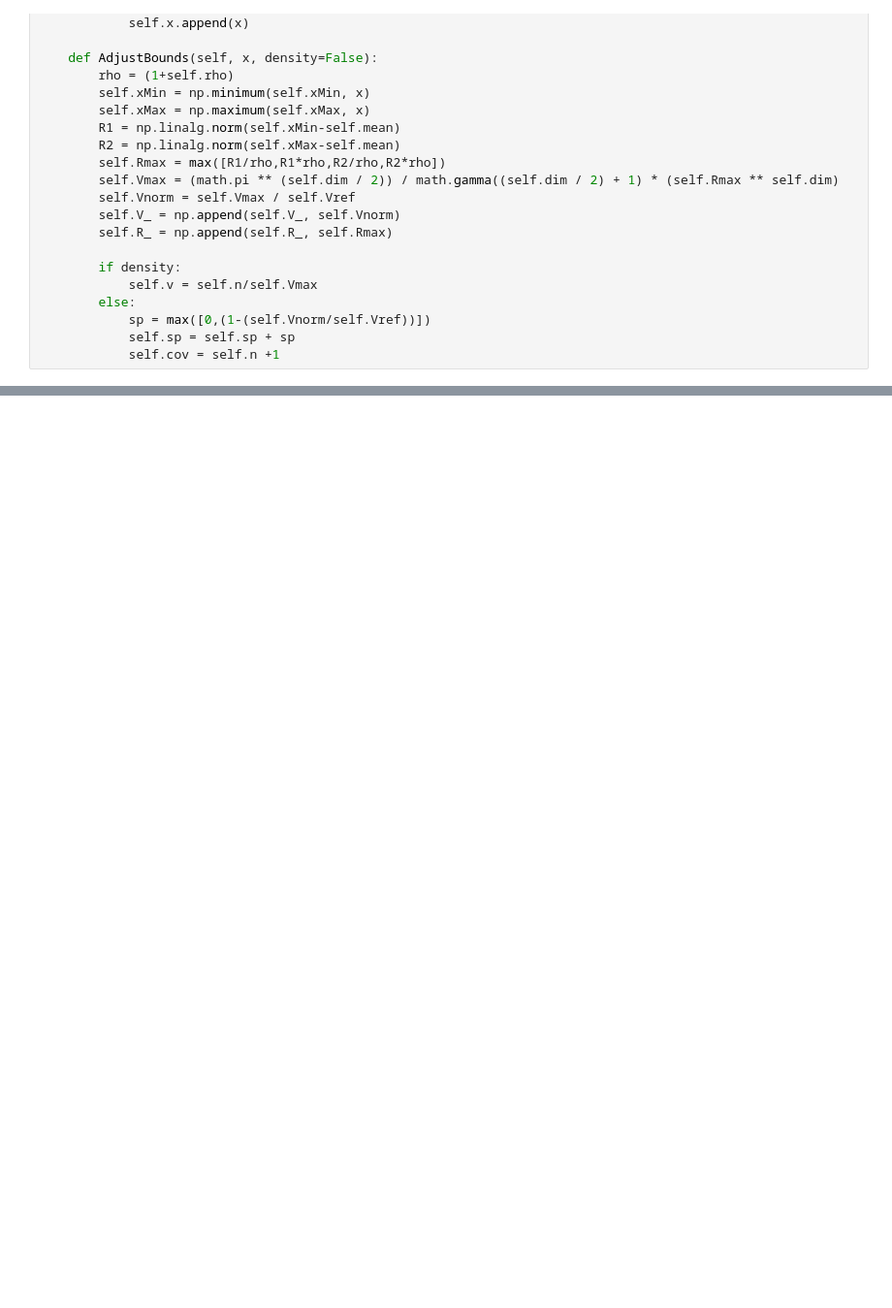
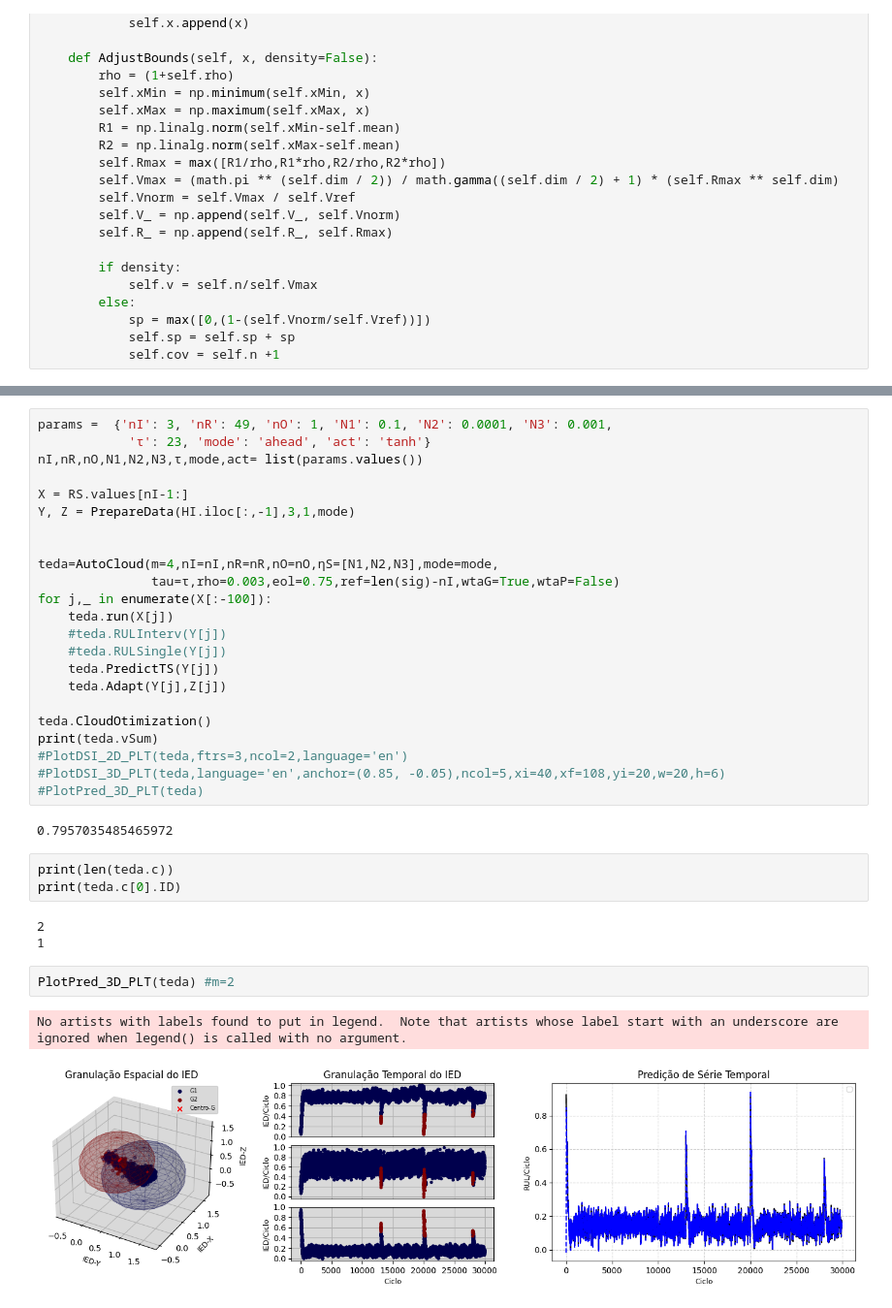
Before and after one commit to cduartes0203/Batteries_Prognostics, a Jupyter notebook: test_AutoCloudPred_R00.ipynb, the cells around one changed output, grey strips where cells are left out. Shown at 97% size. Drawn from its saved outputs; the diff is of its cells as text; blank space fills up the shorter version.

```diff
--- a/test_AutoCloudPred_R00.ipynb
+++ b/test_AutoCloudPred_R00.ipynb
@@ -519,0 +614,36 @@ PlotDSI_3D_PLT(teda,language='en',anchor=(0.85, -0.05),ncol=5,xi=40,xf=108,yi=20
+# %%
+params =  {'nI': 3, 'nR': 49, 'nO': 1, 'N1': 0.1, 'N2': 0.0001, 'N3': 0.001,
+            'τ': 23, 'mode': 'ahead', 'act': 'tanh'}
+nI,nR,nO,N1,N2,N3,τ,mode,act= list(params.values())
+
+X = RS.values[nI-1:]
+Y, Z = PrepareData(HI.iloc[:,-1],3,1,mode)
+
+
+teda=AutoCloud(m=4,nI=nI,nR=nR,nO=nO,ηS=[N1,N2,N3],mode=mode,
+               tau=τ,rho=0.003,eol=0.75,ref=len(sig)-nI,wtaG=True,wtaP=False)
+for j,_ in enumerate(X[:-100]):
+    teda.run(X[j])
+    #teda.RULInterv(Y[j])
+    #teda.RULSingle(Y[j])
+    teda.PredictTS(Y[j])
+    teda.Adapt(Y[j],Z[j])
+
+teda.CloudOtimization()
+print(teda.vSum)
+#PlotDSI_2D_PLT(teda,ftrs=3,ncol=2,language='en')
+#PlotDSI_3D_PLT(teda,language='en',anchor=(0.85, -0.05),ncol=5,xi=40,xf=108,yi=20,w=20,h=6)
+#PlotPred_3D_PLT(teda)
+# %% [output]
+0.7957035485465972
+# %%
+print(len(teda.c))
+print(teda.c[0].ID)
+# %% [output]
+2
+1
+# %%
+PlotPred_3D_PLT(teda) #m=2
+# %% [output]
+No artists with labels found to put in legend.  Note that artists whose label start with an underscore are ignored when legend() is called with no argument.
+[figure, added]
```
Also changed, not shown: parts of 13 cells of this notebook, 6 other files.
